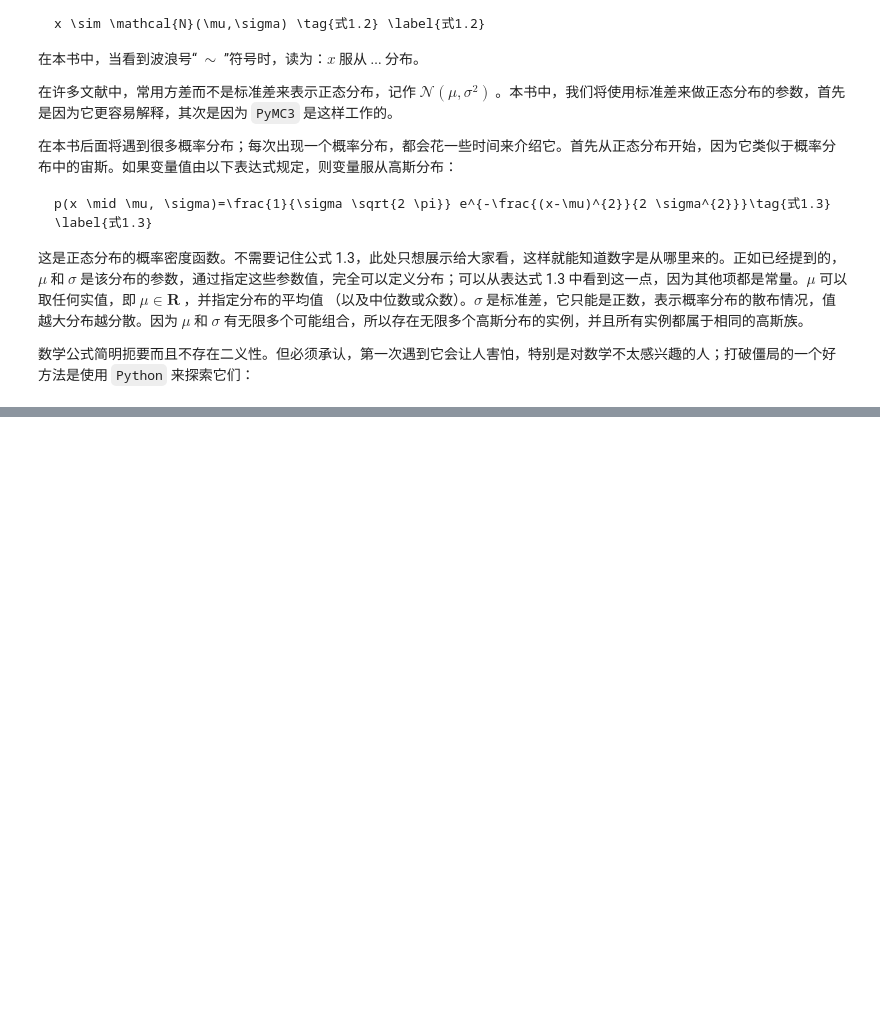
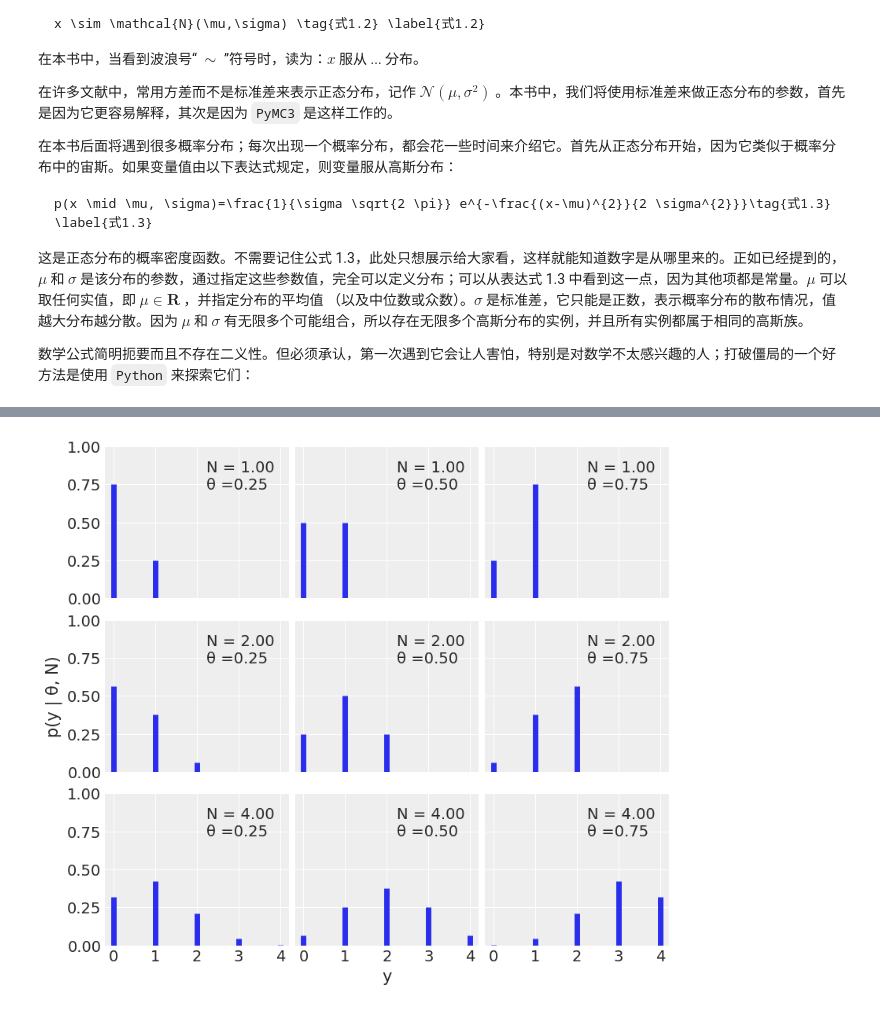
Before and after one commit to xishansnow/BayesianAnalysiswithPython2nd, a Jupyter notebook: BayesianAnalysiswithPython2nd/chapter01-ThinkingProbabilistically.ipynb, the cells around one changed output, grey strips where cells are left out. Cells and saved outputs as stored; diff of their text form; code cells hidden in the pictures; blank space fills up the shorter version.

```diff
--- a/BayesianAnalysiswithPython2nd/chapter01-ThinkingProbabilistically.ipynb
+++ b/BayesianAnalysiswithPython2nd/chapter01-ThinkingProbabilistically.ipynb
@@ -322,23 +329,24 @@ p(y \mid \theta, N)=\frac{N !}{y !(N-y) !} \theta^{y}(1-\theta)^{N-y} \tag{式1.
 # %%
 n_params = [1, 2, 4]  # Number of trials
 p_params = [0.25, 0.5, 0.75]  # Probability of success
 x = np.arange(0, max(n_params)+1)
 f,ax = plt.subplots(len(n_params), len(p_params), sharex=True,
                     sharey=True,
                     figsize=(8, 7), constrained_layout=True)
 for i in range(len(n_params)):
     for j in range(len(p_params)):
         n = n_params[i]
         p = p_params[j]
         y = stats.binom(n=n, p=p).pmf(x)
         ax[i,j].vlines(x, 0, y, colors='C0', lw=5)
         ax[i,j].set_ylim(0, 1)
-        ax[i,j].plot(0, 0, label="N = {:3.2f}\nθ =
-                           {:3.2f}".format(n,p), alpha=0)
+        ax[i,j].plot(0, 0, label="N = {:3.2f}\nθ ={:3.2f}".format(n,p), alpha=0)
         ax[i,j].legend()
         ax[2,1].set_xlabel('y')
         ax[1,0].set_ylabel('p(y | θ, N)')
         ax[0,0].set_xticks(x)
+# %% [output]
+[figure, added]
 # %% [markdown]
 <center>
 
```
Also changed, not shown: parts of 6 cells of this notebook, 5 other files.
